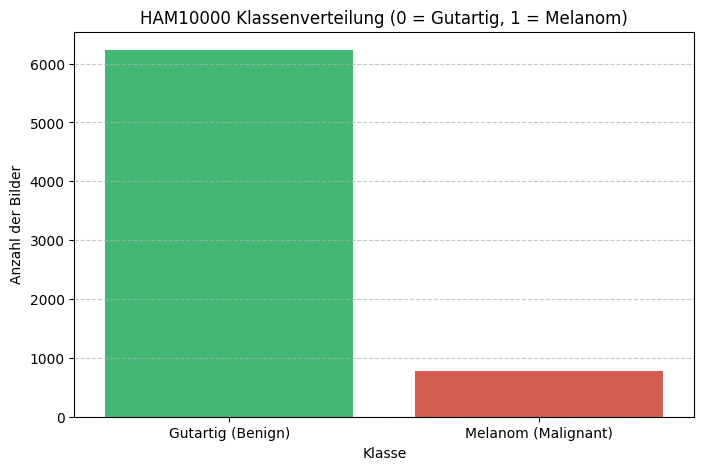
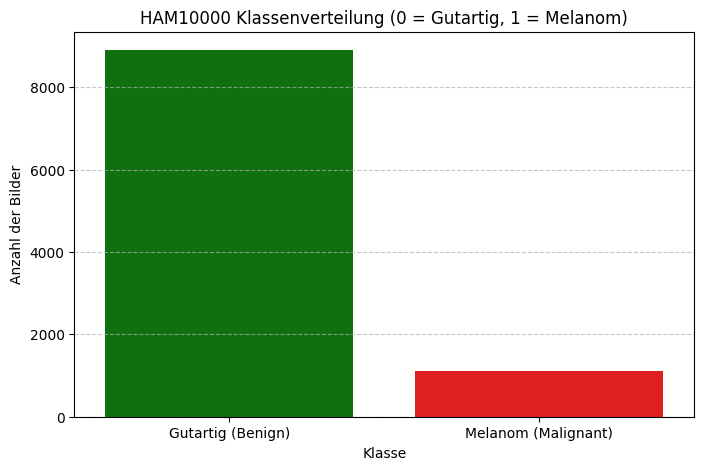
The change to this notebook cell's code, shown as a diff; its figure went from the first image to the second:
--- before
+++ after
@@ -13,5 +13,5 @@
 for df_split in dataset:
   plt.figure(figsize=(8, 5))
-  sns.countplot(x='label', data=df_split, palette=['#2ecc71', '#e74c3c'], legend=False)
+  sns.countplot(x='label', data=df, hue='label', palette=['green', 'red'], legend=False)
   plt.title('HAM10000 Klassenverteilung (0 = Gutartig, 1 = Melanom)')
   plt.xlabel('Klasse')

Commit: Daten-Split, DataLoader erstellt und EfficientNet-Transformationen eingebaut Vorher Nachher Bild